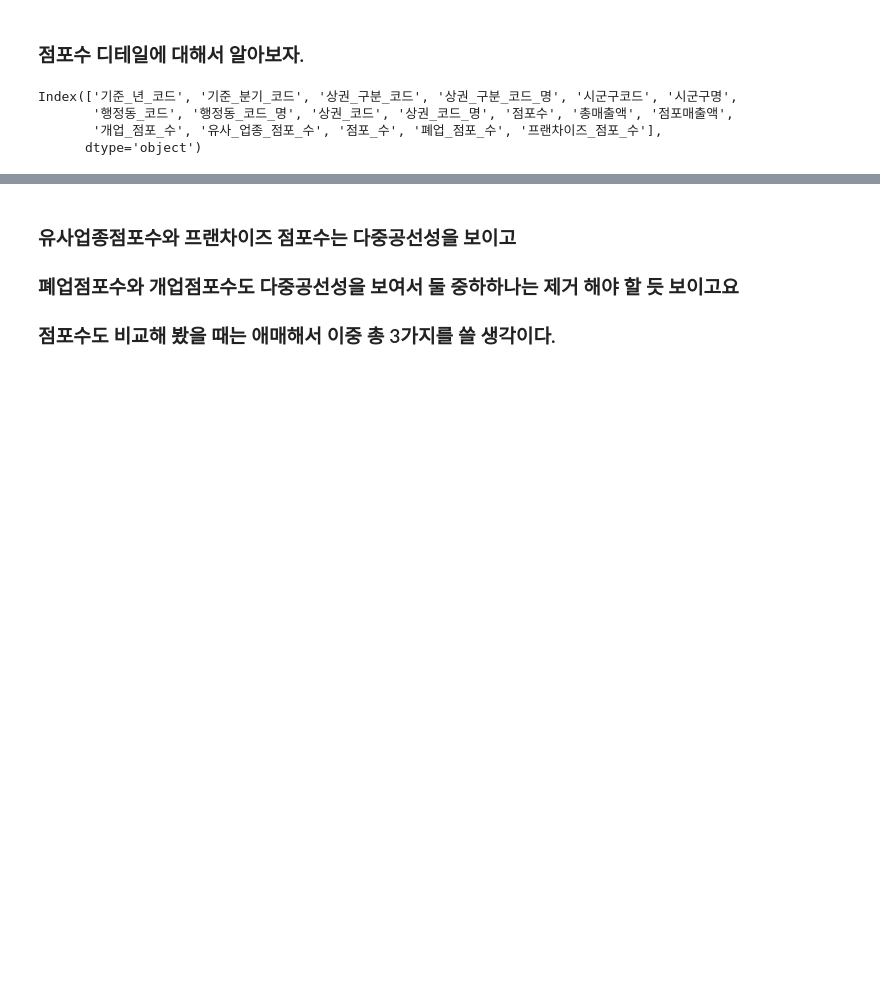
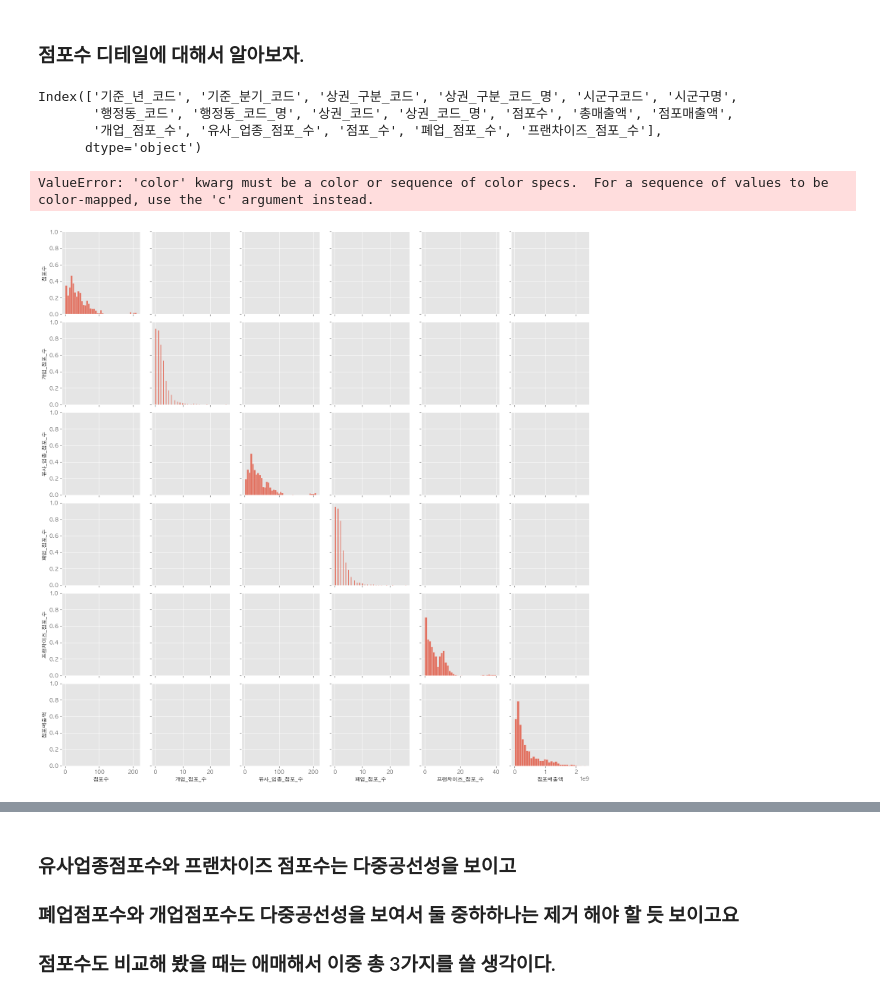
Before and after one commit to SunHyongKwon/SeongYeon, a Jupyter notebook: Data Analysis3/24.예측률이 나오니 기분 좋게 feature를 붙여보아요.ipynb, the cells around one changed output, grey strips where cells are left out. Drawn from its saved outputs; the diff is of its cells as text; code cells hidden in the pictures; blank space fills up the shorter version.

```diff
--- a/Data Analysis3/24.예측률이 나오니 기분 좋게 feature를 붙여보아요.ipynb
+++ b/Data Analysis3/24.예측률이 나오니 기분 좋게 feature를 붙여보아요.ipynb
@@ -165,6 +165,14 @@ Index(['기준_년_코드', '기준_분기_코드', '상권_구분_코드', '상
        '행정동_코드', '행정동_코드_명', '상권_코드', '상권_코드_명', '점포수', '총매출액', '점포매출액',
        '개업_점포_수', '유사_업종_점포_수', '점포_수', '폐업_점포_수', '프랜차이즈_점포_수'],
       dtype='object')
+# %%
+sns.pairplot(
+    data,
+    vars=[ '점포수', '개업_점포_수', '유사_업종_점포_수', '폐업_점포_수', '프랜차이즈_점포_수', '점포매출액']
+)
+# %% [output]
+ValueError: 'color' kwarg must be a color or sequence of color specs.  For a sequence of values to be color-mapped, use the 'c' argument instead.
+[figure, added]
 # %%
 sns.lmplot(
     x='점포수',
```
Also changed, not shown: parts of 18 cells of this notebook, 51 other files.
